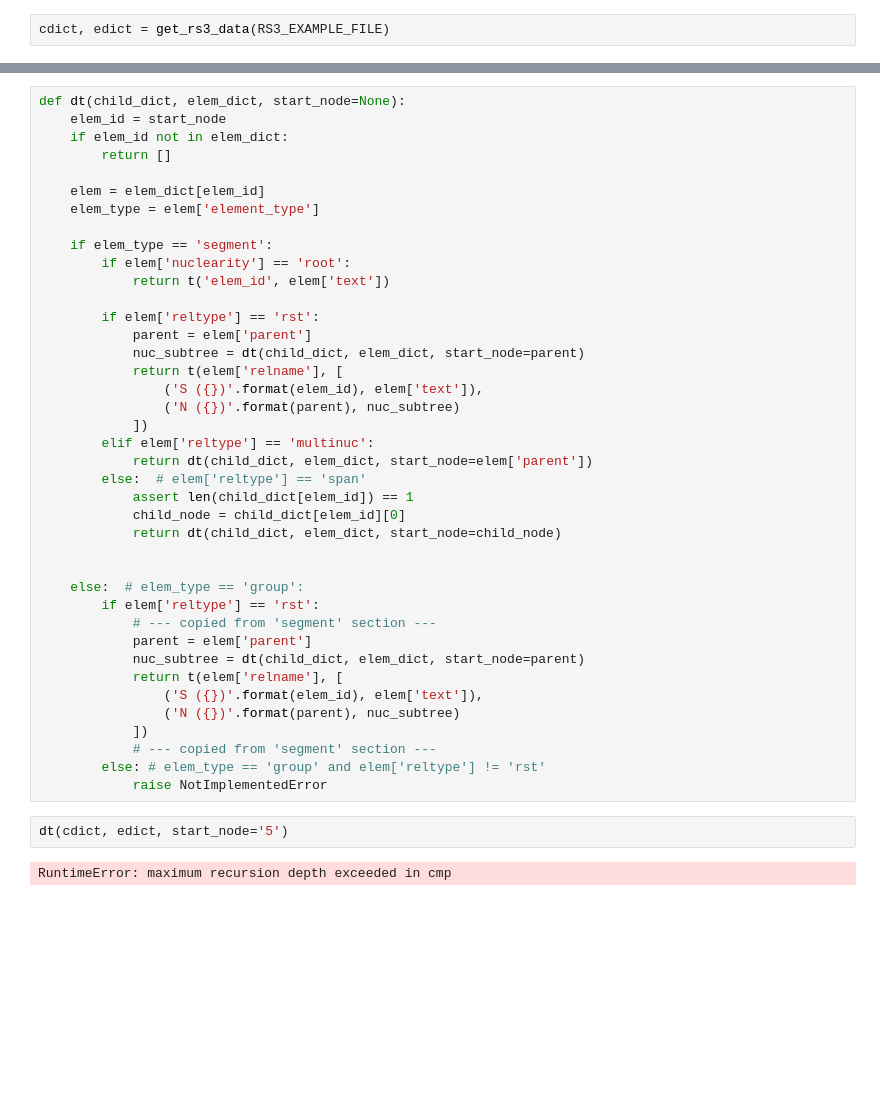
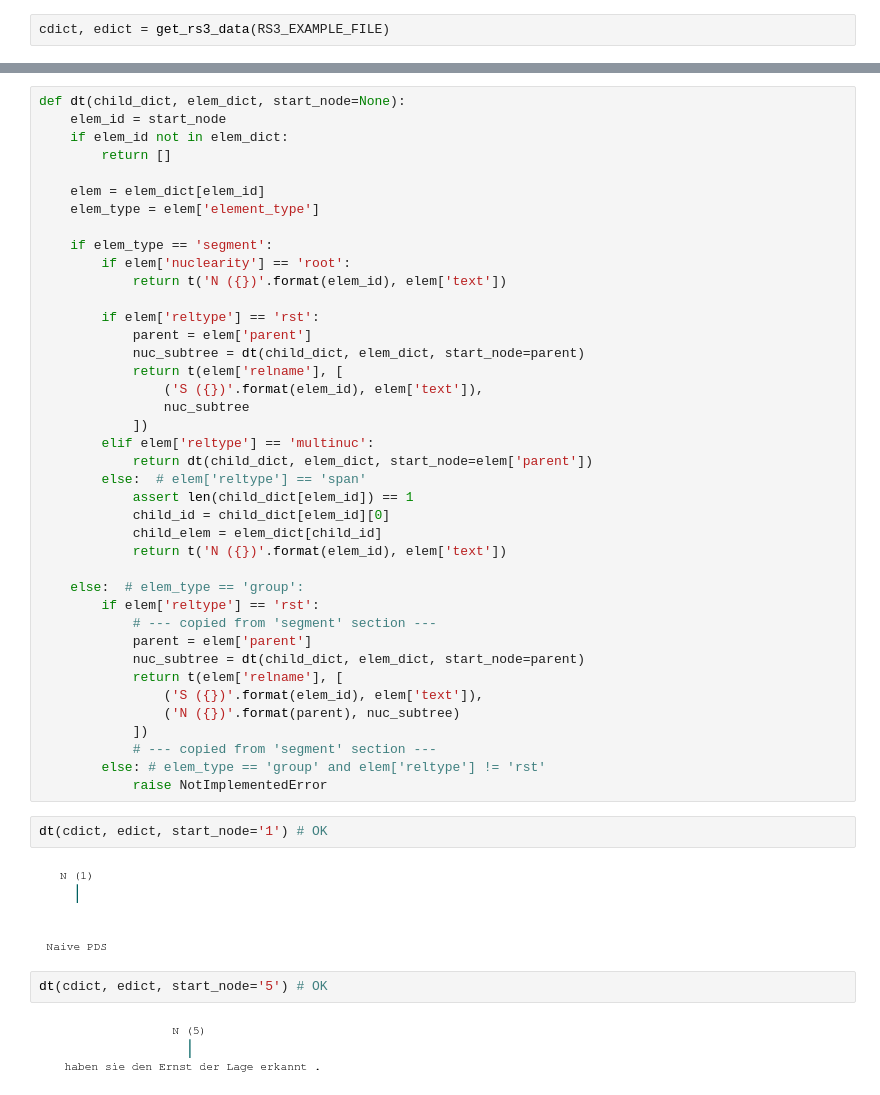
Before and after one commit to arne-cl/alt-mulig, a Jupyter notebook: discoursegraphs/rst2tree/rs3-trees-now-for-real.ipynb, the cells around one changed output, grey strips where cells are left out. Cells and saved outputs as stored; diff of their text form; blank space fills up the shorter version.

```diff
--- a/discoursegraphs/rst2tree/rs3-trees-now-for-real.ipynb
+++ b/discoursegraphs/rst2tree/rs3-trees-now-for-real.ipynb
@@ -60,22 +68,22 @@ def dt(child_dict, elem_dict, start_node=None):
 
     if elem_type == 'segment':
         if elem['nuclearity'] == 'root':
-            return t('elem_id', elem['text'])
+            return t('N ({})'.format(elem_id), elem['text'])
 
         if elem['reltype'] == 'rst':
             parent = elem['parent']
             nuc_subtree = dt(child_dict, elem_dict, start_node=parent)
             return t(elem['relname'], [
                 ('S ({})'.format(elem_id), elem['text']),
-                ('N ({})'.format(parent), nuc_subtree)
+                nuc_subtree
             ])
         elif elem['reltype'] == 'multinuc':
             return dt(child_dict, elem_dict, start_node=elem['parent'])
         else:  # elem['reltype'] == 'span'
             assert len(child_dict[elem_id]) == 1
-            child_node = child_dict[elem_id][0]
-            return dt(child_dict, elem_dict, start_node=child_node)
-
+            child_id = child_dict[elem_id][0]
+            child_elem = elem_dict[child_id]
+            return t('N ({})'.format(elem_id), elem['text'])
 
     else:  # elem_type == 'group':
         if elem['reltype'] == 'rst':
@@ -89,7 +97,11 @@ def dt(child_dict, elem_dict, start_node=None):
             # --- copied from 'segment' section ---
         else: # elem_type == 'group' and elem['reltype'] != 'rst'
             raise NotImplementedError
+# %%
+dt(cdict, edict, start_node='1') # OK
+# %% [output]
+[figure, added]
 # %%
-dt(cdict, edict, start_node='5')
+dt(cdict, edict, start_node='5') # OK
 # %% [output]
-RuntimeError: maximum recursion depth exceeded in cmp
+[figure, added]
```
Also changed, not shown: parts of 12 cells of this notebook.
